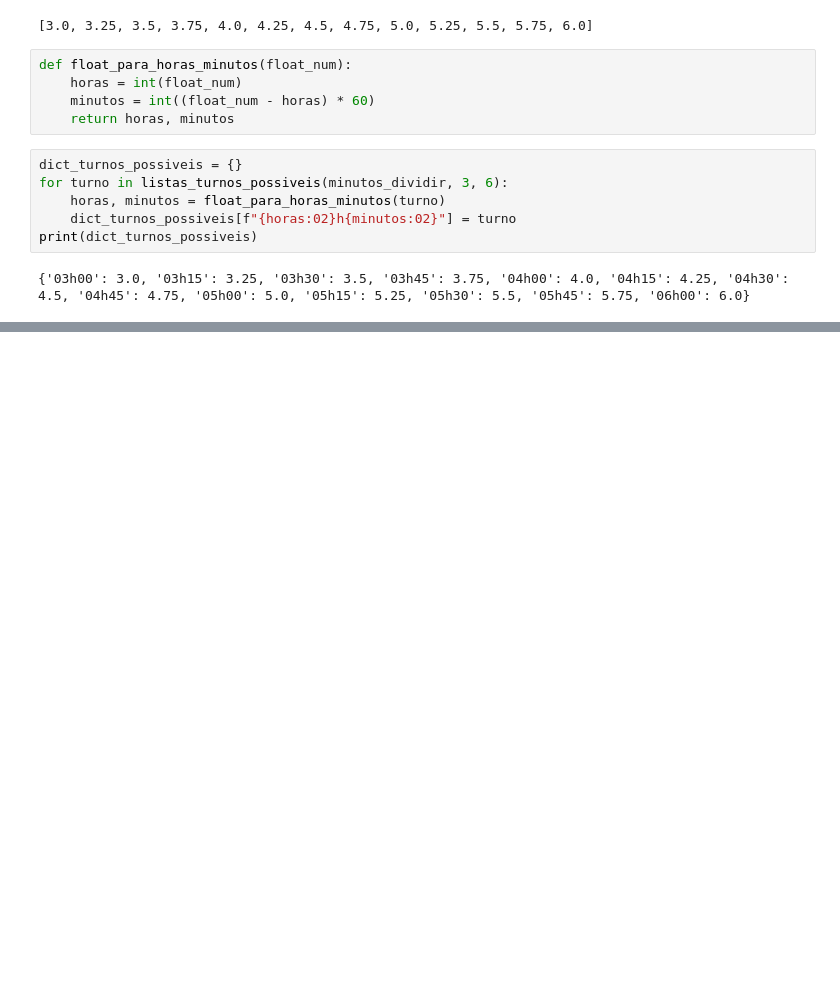
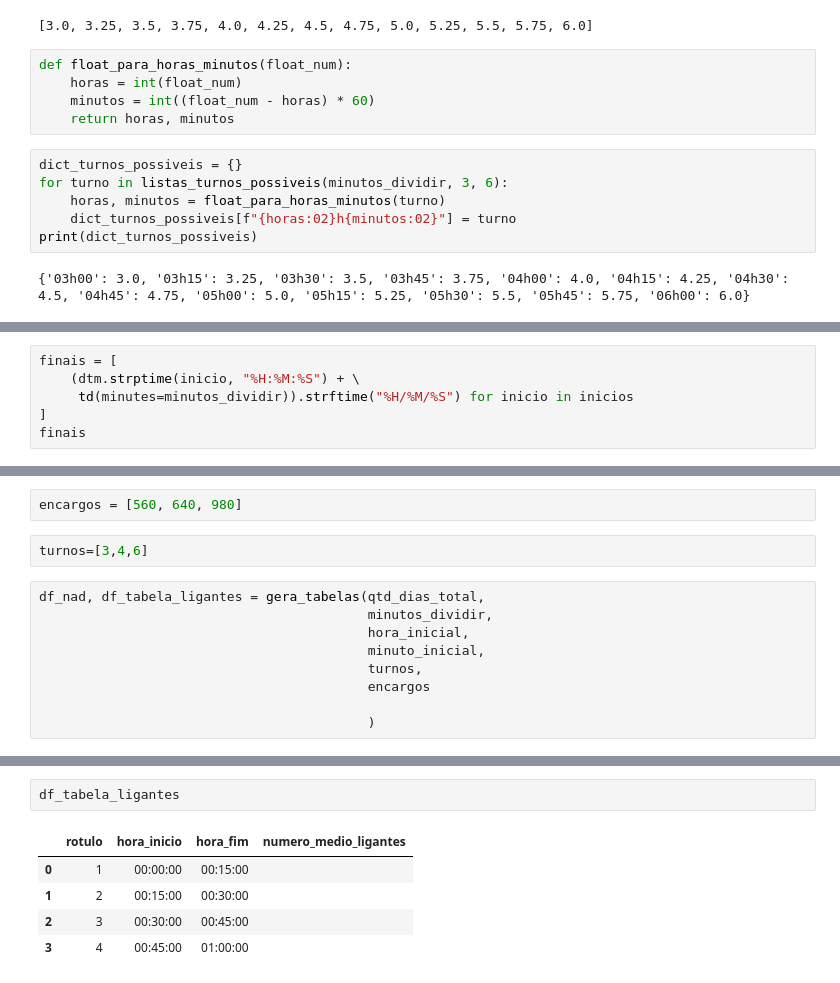
Before and after one commit to youitik/attentus, a Jupyter notebook: nan_attentus_aula.ipynb, the cells around one changed output, grey strips where cells are left out. Saved outputs shown, nothing was run; the diff lists cells and outputs as text; blank space fills up the shorter version.

```diff
--- a/nan_attentus_aula.ipynb
+++ b/nan_attentus_aula.ipynb
@@ -1180,0 +1236,6 @@ print(dict_turnos_possiveis)
+# %%
+finais = [
+    (dtm.strptime(inicio, "%H:%M:%S") + \
+     td(minutes=minutos_dividir)).strftime("%H/%M/%S") for inicio in inicios
+]
+finais
@@ -1180,0 +1618,13 @@ print(dict_turnos_possiveis)
+# %%
+encargos = [560, 640, 980]
+# %%
+turnos=[3,4,6]
+# %%
+df_nad, df_tabela_ligantes = gera_tabelas(qtd_dias_total,
+                                          minutos_dividir,
+                                          hora_inicial,
+                                          minuto_inicial,
+                                          turnos,
+                                          encargos
+
+                                          )
@@ -1180,0 +1638,8 @@ print(dict_turnos_possiveis)
+# %%
+df_tabela_ligantes
+# %% [output]
+|  | rotulo | hora_inicio | hora_fim | numero_medio_ligantes |
+| 0 | 1 | 00:00:00 | 00:15:00 |  |
+| 1 | 2 | 00:15:00 | 00:30:00 |  |
+| 2 | 3 | 00:30:00 | 00:45:00 |  |
+| 3 | 4 | 00:45:00 | 01:00:00 |  |
```
Also changed, not shown: parts of 30 cells of this notebook, 5 other files.
